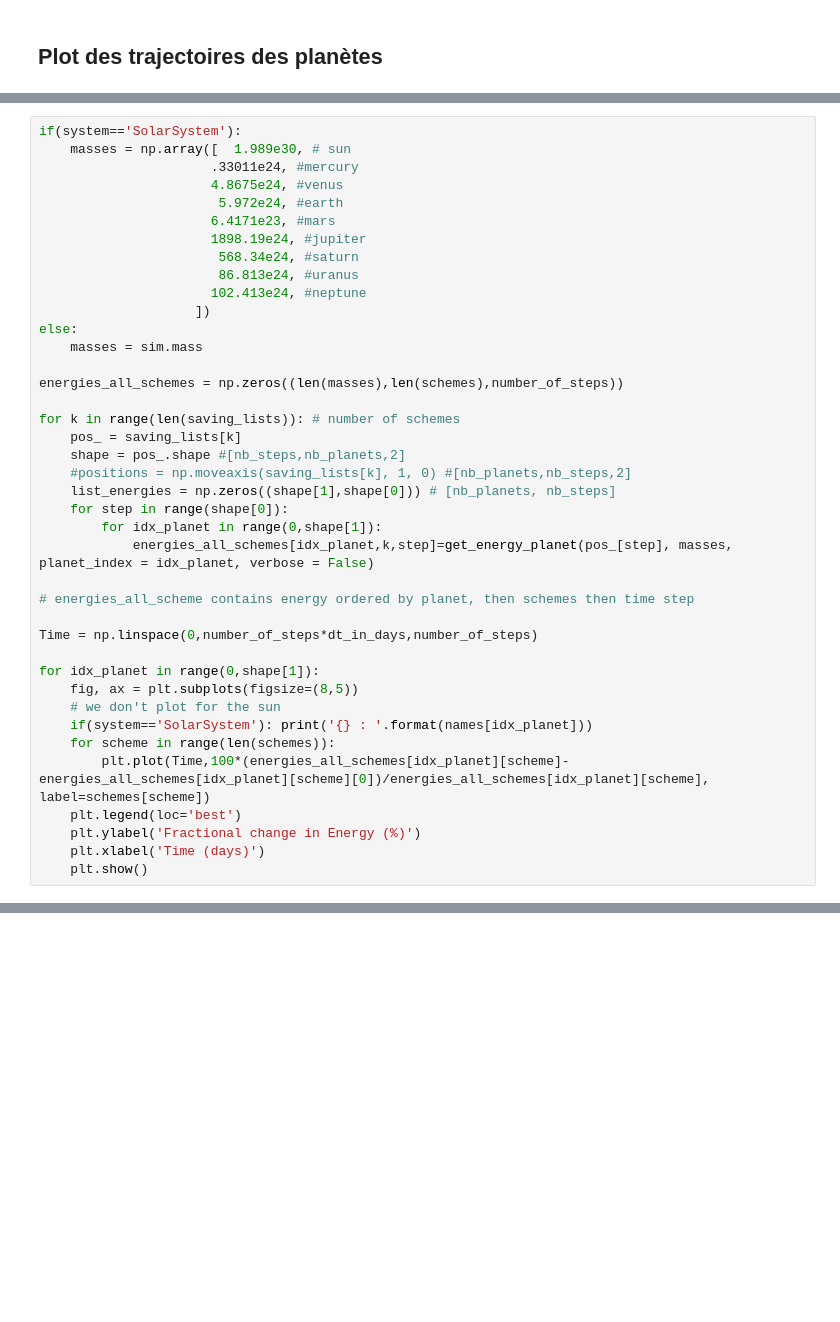
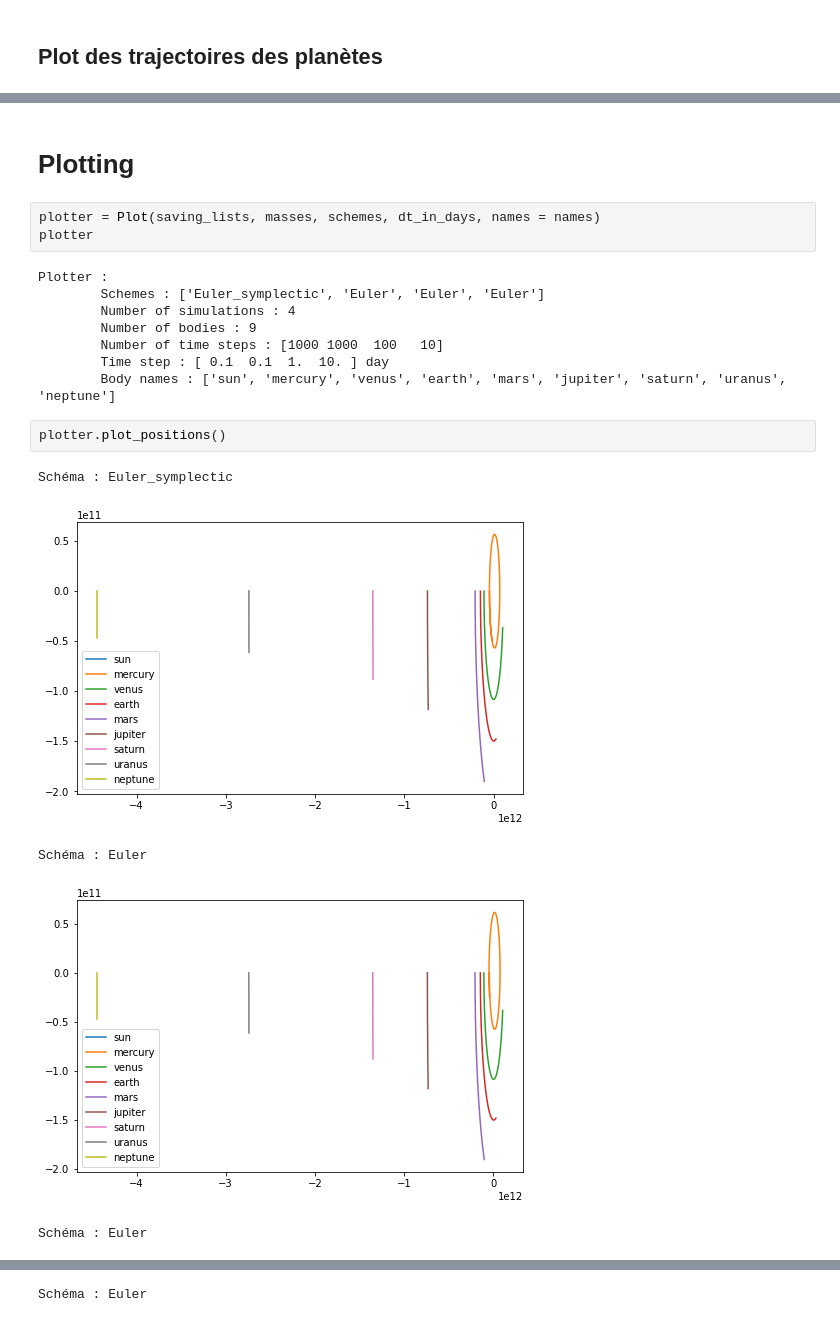
Before and after one commit to PaulCalot/MAP551, a Jupyter notebook: projet/python-galaxy/solar.ipynb, the cells around one changed output, grey strips where cells are left out. Saved outputs shown, nothing was run; the diff lists cells and outputs as text; blank space fills up the shorter version.

Commit message:
Mainly added plotting class

```diff
--- a/projet/python-galaxy/solar.ipynb
+++ b/projet/python-galaxy/solar.ipynb
@@ -194,40 +132,0 @@ Schéma : Optimized_815
-# %%
-if(system=='SolarSystem'):
-    masses = np.array([  1.989e30, # sun
-                      .33011e24, #mercury
-                      4.8675e24, #venus
-                       5.972e24, #earth
-                      6.4171e23, #mars
-                      1898.19e24, #jupiter
-                       568.34e24, #saturn
-                       86.813e24, #uranus
-                      102.413e24, #neptune
-                    ])
-else:
-    masses = sim.mass
-
-energies_all_schemes = np.zeros((len(masses),len(schemes),number_of_steps))
-
-for k in range(len(saving_lists)): # number of schemes
-    pos_ = saving_lists[k]
-    shape = pos_.shape #[nb_steps,nb_planets,2]
-    #positions = np.moveaxis(saving_lists[k], 1, 0) #[nb_planets,nb_steps,2]
-    list_energies = np.zeros((shape[1],shape[0])) # [nb_planets, nb_steps]
-    for step in range(shape[0]):
-        for idx_planet in range(0,shape[1]):
-            energies_all_schemes[idx_planet,k,step]=get_energy_planet(pos_[step], masses, planet_index = idx_planet, verbose = False)
-
-# energies_all_scheme contains energy ordered by planet, then schemes then time step
-
-Time = np.linspace(0,number_of_steps*dt_in_days,number_of_steps)
-
-for idx_planet in range(0,shape[1]):
-    fig, ax = plt.subplots(figsize=(8,5))
-    # we don't plot for the sun
-    if(system=='SolarSystem'): print('{} : '.format(names[idx_planet]))
-    for scheme in range(len(schemes)):
-        plt.plot(Time,100*(energies_all_schemes[idx_planet][scheme]-energies_all_schemes[idx_planet][scheme][0])/energies_all_schemes[idx_planet][scheme], label=schemes[scheme])
-    plt.legend(loc='best')
-    plt.ylabel('Fractional change in Energy (%)')
-    plt.xlabel('Time (days)')
-    plt.show()
@@ -297,0 +133,21 @@ plt.show()
+# %% [markdown]
+# Plotting
+# %%
+plotter = Plot(saving_lists, masses, schemes, dt_in_days, names = names)
+plotter
+# %% [output]
+Plotter :
+        Schemes : ['Euler_symplectic', 'Euler', 'Euler', 'Euler']
+        Number of simulations : 4
+        Number of bodies : 9
+        Number of time steps : [1000 1000  100   10]
+        Time step : [ 0.1  0.1  1.  10. ] day
+        Body names : ['sun', 'mercury', 'venus', 'earth', 'mars', 'jupiter', 'saturn', 'uranus', 'neptune']
+# %%
+plotter.plot_positions()
+# %% [output]
+Schéma : Euler_symplectic
+[figure, added]
+Schéma : Euler
+[figure, added]
+Schéma : Euler
@@ -297,0 +155 @@ plt.show()
+Schéma : Euler
```
Also changed, not shown: parts of 18 cells of this notebook, 5 other files.
